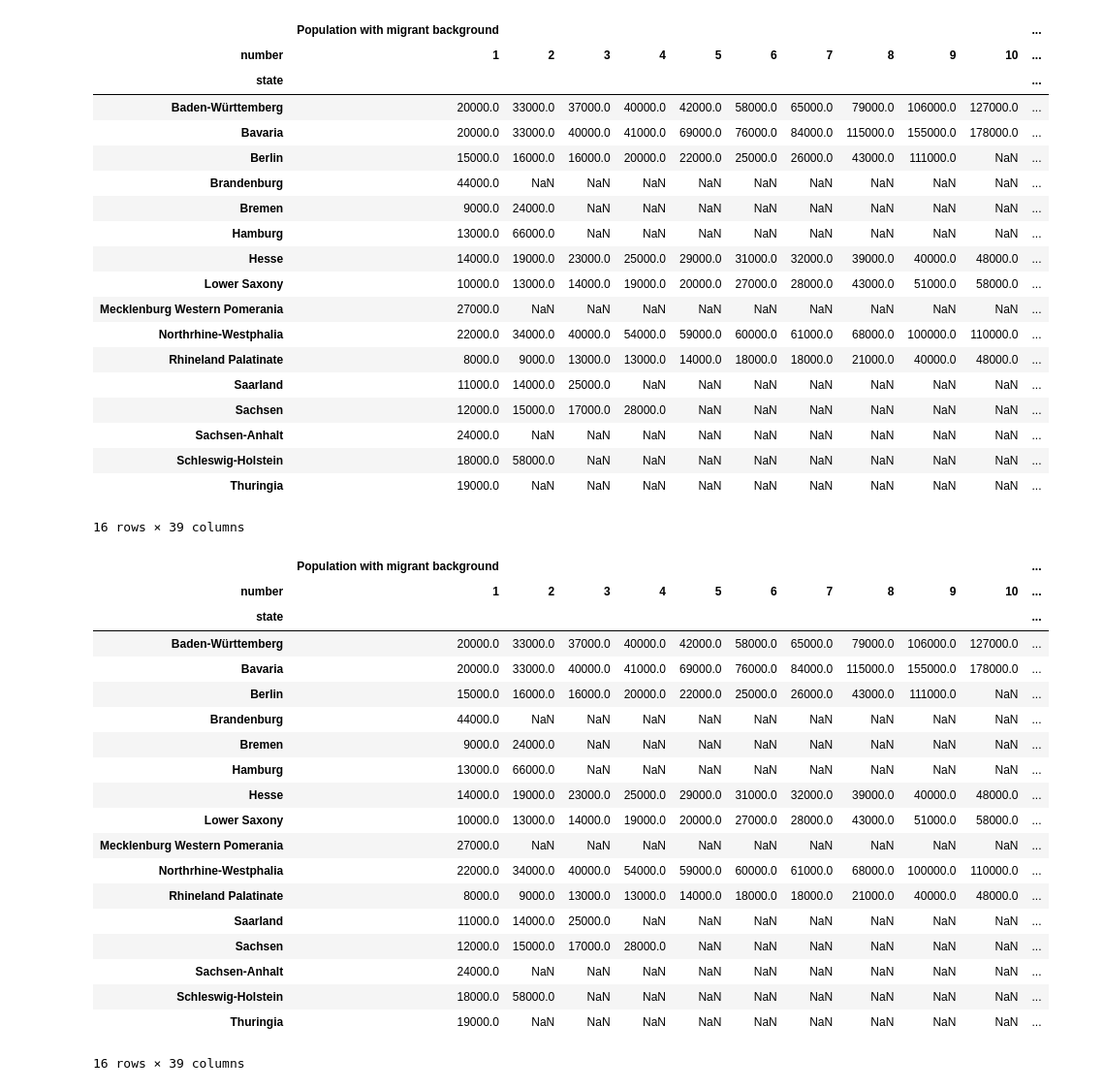
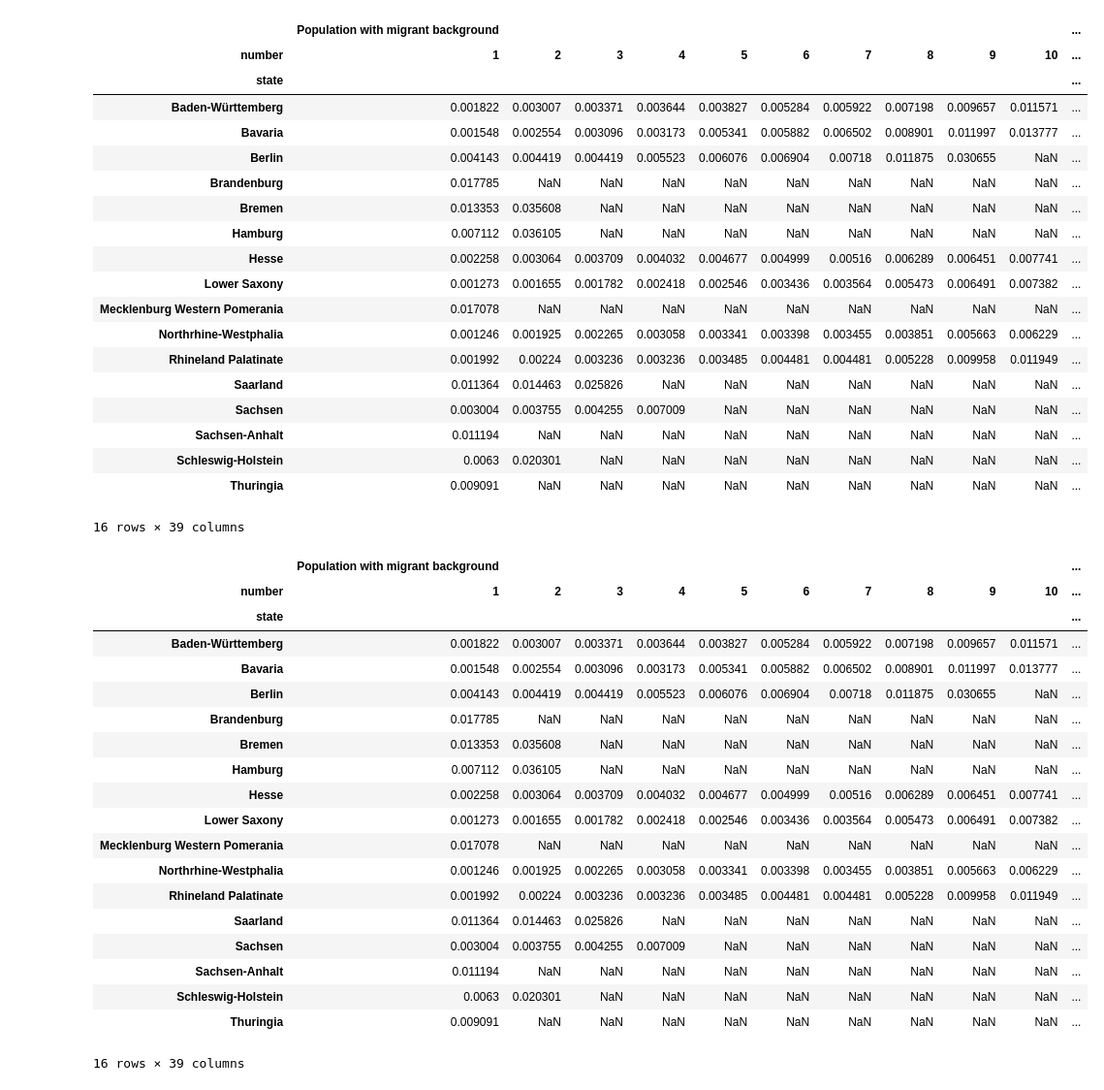
Before and after one commit to Alvaroguijarro97/ML_Group_Project, a Jupyter notebook: wrangling_migrant_background_data_by_state.ipynb, the cells around one changed output. Shown at 97% size. Drawn from its saved outputs; the diff is of its cells as text; code cells hidden in the pictures.

```diff
--- a/wrangling_migrant_background_data_by_state.ipynb
+++ b/wrangling_migrant_background_data_by_state.ipynb
@@ -130,3 +163,15 @@ migrant_background_data_cleaned = migrant_background_data_cleaned.rename(
 migrant_background_data_cleaned = migrant_background_data_cleaned.multiply(1000)
 
 migrant_background_data_by_state = migrant_background_data_cleaned.iloc[3:, 5:18]
+
+# create relative version
+migrant_background_data_by_state_relative = migrant_background_data_by_state
+
+# create function that divides DF relative by Census Data
+for x in migrant_background_data_by_state_relative:
+  migrant_background_data_by_state_relative[x] = migrant_background_data_by_state[x]/census_df["Overall Population"]
+
+# print DF relative
+migrant_background_data_by_state_relative
+
+# Mecklenburg Western Pomerania	has only NaN: Why??
@@ -153,6 +196,6 @@ migrant_background_data_by_state
 # %%
   # create working_version
-migrant_background_data_working_version = migrant_background_data_by_state
+migrant_background_data_working_version = migrant_background_data_by_state_relative
 
   # create new variable state, so the respective state is not (only) in the index
 migrant_background_data_working_version["state"] = ["Baden-Württemberg", "Bavaria", "Berlin", "Brandenburg", "Bremen", "Hamburg", "Hesse", "Mecklenburg Western Pomerania", "Lower Saxony", "Northrhine-Westphalia", "Rhineland Palatinate", "Saarland", "Sachsen", "Sachsen-Anhalt", "Schleswig-Holstein", "Thuringia"]
@@ -162,49 +205,49 @@ migrant_background_data_working_version = pd.melt(migrant_background_data_workin
         var_name = "Country", value_name = "Population with migrant background")
 
   # create place holder values for new column "Country_Score", that will allow to insert for each observation the corresponding abortion score for the correct country
 migrant_background_data_working_version["Country_Score"] = migrant_background_data_working_version.loc[:,"Country"]
 
   # sort this wrangled df so it lists for each state the respective independent variable of interest (here: population with a specific migrant background) ordered by size
 migrant_background_data_by_state_sorted = migrant_background_data_working_version.sort_values(by=["state", "Population with migrant background"])
 
   # in order have this order kept intact:
     # create an object that counts in a range of one number per country
 counter = np.arange(1, (len(migrant_background_data_by_state.columns)))
 # counter = np.array([1., 2., 3., 4, 5, 6, 7, 8, 9, 10, 11, 12, 13])
 
     # create column for this counter called "number", creating an additional index to keep sorted order intact later on
 migrant_background_data_by_state_sorted["number"] = np.resize(counter, migrant_background_data_by_state_sorted.shape[0])
 
 # resulting df has for each state/country observation the independent variable (here: population with migrant background),
 # sorted by IV size, together with an index for IV size and a place holder for respective the abortion score
 
 # pivot ("long to wide") df so that each state once again is row (observation)
 migrant_background_data_by_state_sorted = migrant_background_data_by_state_sorted.pivot(index='state', columns='number', values=['Population with migrant background', "Country", "Country_Score"])
 
 # now, columns are NOT JUST countries (same for all states), but for each state (observation/row) the countries individually sorted (thus distinct per state)
   # suggested naming convention: now columns "by state", before columns "by country"
 # values in each column are individual per row, interaction effects between columns can be detected
 migrant_background_data_by_state_sorted
 # %% [output]
 |  | Population with migrant background |  |  |  |  |  |  |  |  |  | ... |
 | number | 1 | 2 | 3 | 4 | 5 | 6 | 7 | 8 | 9 | 10 | ... |
 | state |  |  |  |  |  |  |  |  |  |  | ... |
-| Baden-Württemberg | 20000.0 | 33000.0 | 37000.0 | 40000.0 | 42000.0 | 58000.0 | 65000.0 | 79000.0 | 106000.0 | 127000.0 | ... |
-| Bavaria | 20000.0 | 33000.0 | 40000.0 | 41000.0 | 69000.0 | 76000.0 | 84000.0 | 115000.0 | 155000.0 | 178000.0 | ... |
-| Berlin | 15000.0 | 16000.0 | 16000.0 | 20000.0 | 22000.0 | 25000.0 | 26000.0 | 43000.0 | 111000.0 | NaN | ... |
-| Brandenburg | 44000.0 | NaN | NaN | NaN | NaN | NaN | NaN | NaN | NaN | NaN | ... |
-| Bremen | 9000.0 | 24000.0 | NaN | NaN | NaN | NaN | NaN | NaN | NaN | NaN | ... |
-| Hamburg | 13000.0 | 66000.0 | NaN | NaN | NaN | NaN | NaN | NaN | NaN | NaN | ... |
-| Hesse | 14000.0 | 19000.0 | 23000.0 | 25000.0 | 29000.0 | 31000.0 | 32000.0 | 39000.0 | 40000.0 | 48000.0 | ... |
-| Lower Saxony | 10000.0 | 13000.0 | 14000.0 | 19000.0 | 20000.0 | 27000.0 | 28000.0 | 43000.0 | 51000.0 | 58000.0 | ... |
-| Mecklenburg Western Pomerania | 27000.0 | NaN | NaN | NaN | NaN | NaN | NaN | NaN | NaN | NaN | ... |
-| Northrhine-Westphalia | 22000.0 | 34000.0 | 40000.0 | 54000.0 | 59000.0 | 60000.0 | 61000.0 | 68000.0 | 100000.0 | 110000.0 | ... |
-| Rhineland Palatinate | 8000.0 | 9000.0 | 13000.0 | 13000.0 | 14000.0 | 18000.0 | 18000.0 | 21000.0 | 40000.0 | 48000.0 | ... |
-| Saarland | 11000.0 | 14000.0 | 25000.0 | NaN | NaN | NaN | NaN | NaN | NaN | NaN | ... |
-| Sachsen | 12000.0 | 15000.0 | 17000.0 | 28000.0 | NaN | NaN | NaN | NaN | NaN | NaN | ... |
-| Sachsen-Anhalt | 24000.0 | NaN | NaN | NaN | NaN | NaN | NaN | NaN | NaN | NaN | ... |
-| Schleswig-Holstein | 18000.0 | 58000.0 | NaN | NaN | NaN | NaN | NaN | NaN | NaN | NaN | ... |
-| Thuringia | 19000.0 | NaN | NaN | NaN | NaN | NaN | NaN | NaN | NaN | NaN | ... |
+| Baden-Württemberg | 0.001822 | 0.003007 | 0.003371 | 0.003644 | 0.003827 | 0.005284 | 0.005922 | 0.007198 | 0.009657 | 0.011571 | ... |
+| Bavaria | 0.001548 | 0.002554 | 0.003096 | 0.003173 | 0.005341 | 0.005882 | 0.006502 | 0.008901 | 0.011997 | 0.013777 | ... |
+| Berlin | 0.004143 | 0.004419 | 0.004419 | 0.005523 | 0.006076 | 0.006904 | 0.00718 | 0.011875 | 0.030655 | NaN | ... |
+| Brandenburg | 0.017785 | NaN | NaN | NaN | NaN | NaN | NaN | NaN | NaN | NaN | ... |
+| Bremen | 0.013353 | 0.035608 | NaN | NaN | NaN | NaN | NaN | NaN | NaN | NaN | ... |
+| Hamburg | 0.007112 | 0.036105 | NaN | NaN | NaN | NaN | NaN | NaN | NaN | NaN | ... |
+| Hesse | 0.002258 | 0.003064 | 0.003709 | 0.004032 | 0.004677 | 0.004999 | 0.00516 | 0.006289 | 0.006451 | 0.007741 | ... |
+| Lower Saxony | 0.001273 | 0.001655 | 0.001782 | 0.002418 | 0.002546 | 0.003436 | 0.003564 | 0.005473 | 0.006491 | 0.007382 | ... |
+| Mecklenburg Western Pomerania | 0.017078 | NaN | NaN | NaN | NaN | NaN | NaN | NaN | NaN | NaN | ... |
+| Northrhine-Westphalia | 0.001246 | 0.001925 | 0.002265 | 0.003058 | 0.003341 | 0.003398 | 0.003455 | 0.003851 | 0.005663 | 0.006229 | ... |
+| Rhineland Palatinate | 0.001992 | 0.00224 | 0.003236 | 0.003236 | 0.003485 | 0.004481 | 0.004481 | 0.005228 | 0.009958 | 0.011949 | ... |
+| Saarland | 0.011364 | 0.014463 | 0.025826 | NaN | NaN | NaN | NaN | NaN | NaN | NaN | ... |
+| Sachsen | 0.003004 | 0.003755 | 0.004255 | 0.007009 | NaN | NaN | NaN | NaN | NaN | NaN | ... |
+| Sachsen-Anhalt | 0.011194 | NaN | NaN | NaN | NaN | NaN | NaN | NaN | NaN | NaN | ... |
+| Schleswig-Holstein | 0.0063 | 0.020301 | NaN | NaN | NaN | NaN | NaN | NaN | NaN | NaN | ... |
+| Thuringia | 0.009091 | NaN | NaN | NaN | NaN | NaN | NaN | NaN | NaN | NaN | ... |
 16 rows × 39 columns
 # %%
 # replace place holder country names in column Country_Score with value from the abortion atlas df
@@ -245,21 +288,21 @@ migrant_background_data_by_state_sorted
 |  | Population with migrant background |  |  |  |  |  |  |  |  |  | ... |
 | number | 1 | 2 | 3 | 4 | 5 | 6 | 7 | 8 | 9 | 10 | ... |
 | state |  |  |  |  |  |  |  |  |  |  | ... |
-| Baden-Württemberg | 20000.0 | 33000.0 | 37000.0 | 40000.0 | 42000.0 | 58000.0 | 65000.0 | 79000.0 | 106000.0 | 127000.0 | ... |
-| Bavaria | 20000.0 | 33000.0 | 40000.0 | 41000.0 | 69000.0 | 76000.0 | 84000.0 | 115000.0 | 155000.0 | 178000.0 | ... |
-| Berlin | 15000.0 | 16000.0 | 16000.0 | 20000.0 | 22000.0 | 25000.0 | 26000.0 | 43000.0 | 111000.0 | NaN | ... |
-| Brandenburg | 44000.0 | NaN | NaN | NaN | NaN | NaN | NaN | NaN | NaN | NaN | ... |
-| Bremen | 9000.0 | 24000.0 | NaN | NaN | NaN | NaN | NaN | NaN | NaN | NaN | ... |
-| Hamburg | 13000.0 | 66000.0 | NaN | NaN | NaN | NaN | NaN | NaN | NaN | NaN | ... |
-| Hesse | 14000.0 | 19000.0 | 23000.0 | 25000.0 | 29000.0 | 31000.0 | 32000.0 | 39000.0 | 40000.0 | 48000.0 | ... |
-| Lower Saxony | 10000.0 | 13000.0 | 14000.0 | 19000.0 | 20000.0 | 27000.0 | 28000.0 | 43000.0 | 51000.0 | 58000.0 | ... |
-| Mecklenburg Western Pomerania | 27000.0 | NaN | NaN | NaN | NaN | NaN | NaN | NaN | NaN | NaN | ... |
-| Northrhine-Westphalia | 22000.0 | 34000.0 | 40000.0 | 54000.0 | 59000.0 | 60000.0 | 61000.0 | 68000.0 | 100000.0 | 110000.0 | ... |
-| Rhineland Palatinate | 8000.0 | 9000.0 | 13000.0 | 13000.0 | 14000.0 | 18000.0 | 18000.0 | 21000.0 | 40000.0 | 48000.0 | ... |
-| Saarland | 11000.0 | 14000.0 | 25000.0 | NaN | NaN | NaN | NaN | NaN | NaN | NaN | ... |
-| Sachsen | 12000.0 | 15000.0 | 17000.0 | 28000.0 | NaN | NaN | NaN | NaN | NaN | NaN | ... |
-| Sachsen-Anhalt | 24000.0 | NaN | NaN | NaN | NaN | NaN | NaN | NaN | NaN | NaN | ... |
-| Schleswig-Holstein | 18000.0 | 58000.0 | NaN | NaN | NaN | NaN | NaN | NaN | NaN | NaN | ... |
-| Thuringia | 19000.0 | NaN | NaN | NaN | NaN | NaN | NaN | NaN | NaN | NaN | ... |
+| Baden-Württemberg | 0.001822 | 0.003007 | 0.003371 | 0.003644 | 0.003827 | 0.005284 | 0.005922 | 0.007198 | 0.009657 | 0.011571 | ... |
+| Bavaria | 0.001548 | 0.002554 | 0.003096 | 0.003173 | 0.005341 | 0.005882 | 0.006502 | 0.008901 | 0.011997 | 0.013777 | ... |
+| Berlin | 0.004143 | 0.004419 | 0.004419 | 0.005523 | 0.006076 | 0.006904 | 0.00718 | 0.011875 | 0.030655 | NaN | ... |
+| Brandenburg | 0.017785 | NaN | NaN | NaN | NaN | NaN | NaN | NaN | NaN | NaN | ... |
+| Bremen | 0.013353 | 0.035608 | NaN | NaN | NaN | NaN | NaN | NaN | NaN | NaN | ... |
+| Hamburg | 0.007112 | 0.036105 | NaN | NaN | NaN | NaN | NaN | NaN | NaN | NaN | ... |
+| Hesse | 0.002258 | 0.003064 | 0.003709 | 0.004032 | 0.004677 | 0.004999 | 0.00516 | 0.006289 | 0.006451 | 0.007741 | ... |
+| Lower Saxony | 0.001273 | 0.001655 | 0.001782 | 0.002418 | 0.002546 | 0.003436 | 0.003564 | 0.005473 | 0.006491 | 0.007382 | ... |
+| Mecklenburg Western Pomerania | 0.017078 | NaN | NaN | NaN | NaN | NaN | NaN | NaN | NaN | NaN | ... |
+| Northrhine-Westphalia | 0.001246 | 0.001925 | 0.002265 | 0.003058 | 0.003341 | 0.003398 | 0.003455 | 0.003851 | 0.005663 | 0.006229 | ... |
+| Rhineland Palatinate | 0.001992 | 0.00224 | 0.003236 | 0.003236 | 0.003485 | 0.004481 | 0.004481 | 0.005228 | 0.009958 | 0.011949 | ... |
+| Saarland | 0.011364 | 0.014463 | 0.025826 | NaN | NaN | NaN | NaN | NaN | NaN | NaN | ... |
+| Sachsen | 0.003004 | 0.003755 | 0.004255 | 0.007009 | NaN | NaN | NaN | NaN | NaN | NaN | ... |
+| Sachsen-Anhalt | 0.011194 | NaN | NaN | NaN | NaN | NaN | NaN | NaN | NaN | NaN | ... |
+| Schleswig-Holstein | 0.0063 | 0.020301 | NaN | NaN | NaN | NaN | NaN | NaN | NaN | NaN | ... |
+| Thuringia | 0.009091 | NaN | NaN | NaN | NaN | NaN | NaN | NaN | NaN | NaN | ... |
 16 rows × 39 columns
 # %%
```
Also changed, not shown: parts of 9 cells of this notebook.
